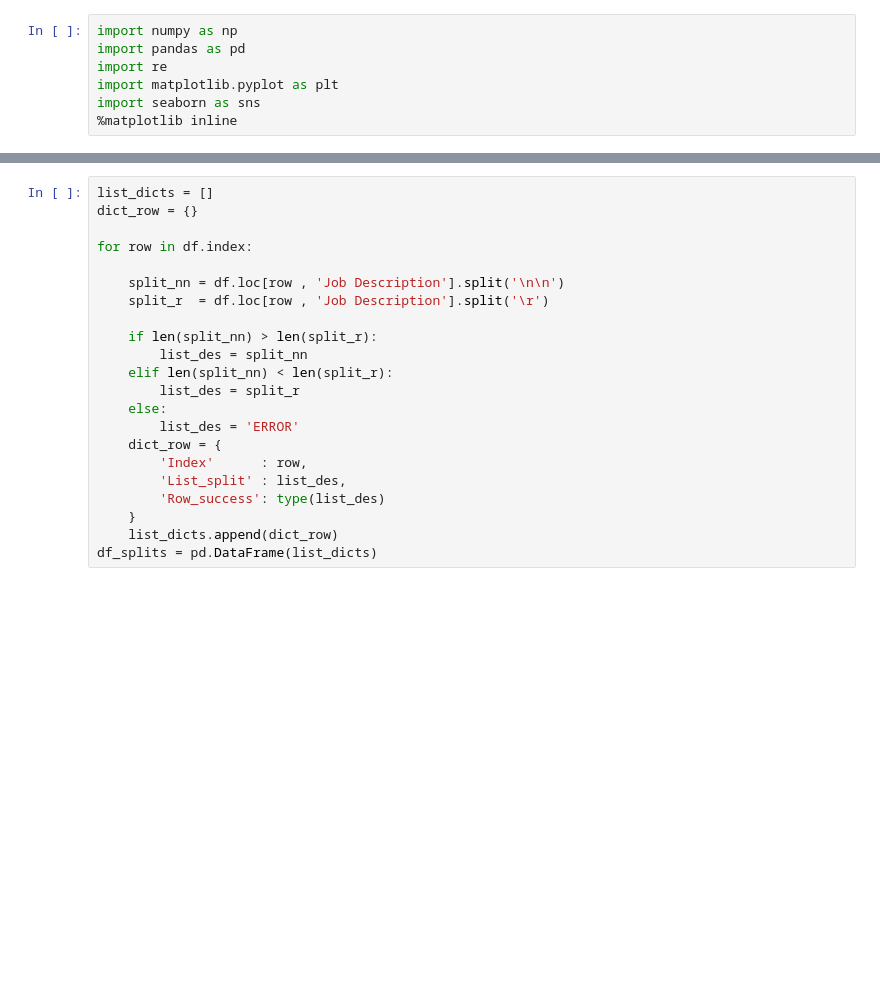
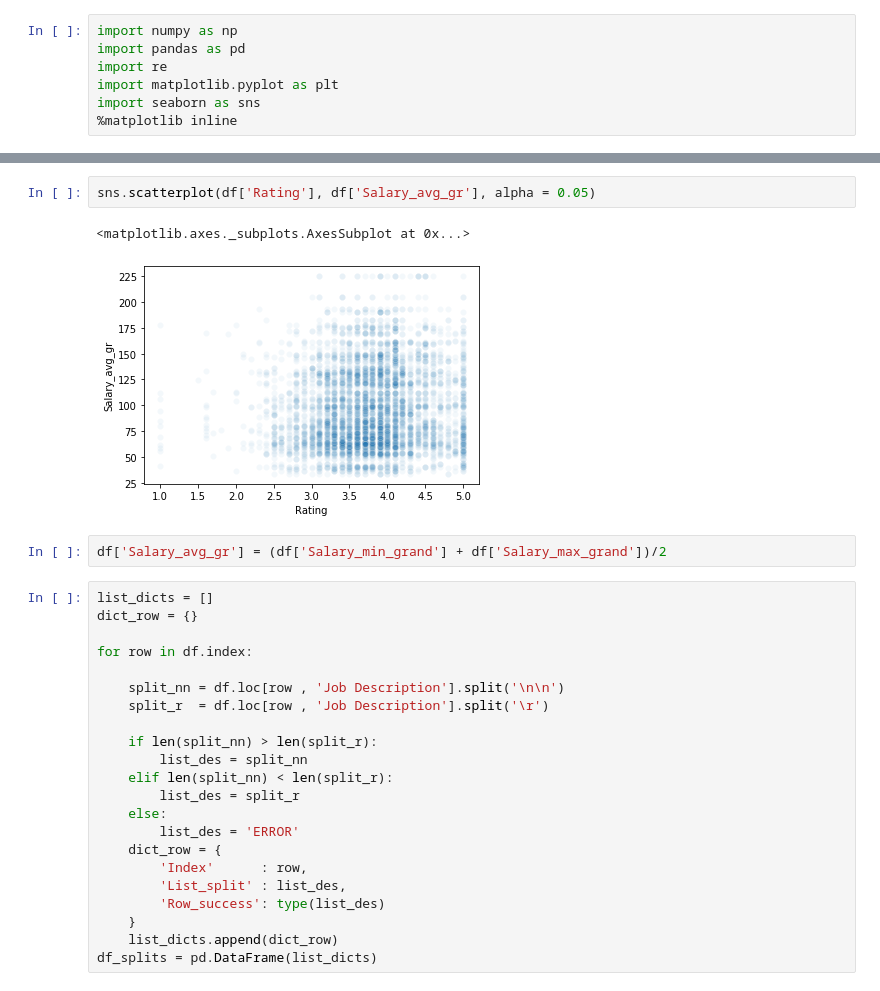
Before and after one commit to TerraJRiley/What-do-companies-want-from-their-data-scientists-, a Jupyter notebook: NLP_EDA.ipynb, the cells around one changed output, grey strips where cells are left out. Saved outputs shown, nothing was run; the diff lists cells and outputs as text; blank space fills up the shorter version.

```diff
--- a/NLP_EDA.ipynb
+++ b/NLP_EDA.ipynb
@@ -23,3 +26,10 @@ df.head()
+# %%
+sns.scatterplot(df['Rating'], df['Salary_avg_gr'], alpha = 0.05)
+# %% [output]
+<matplotlib.axes._subplots.AxesSubplot at 0x...>
+[figure, added]
+# %%
+df['Salary_avg_gr'] = (df['Salary_min_grand'] + df['Salary_max_grand'])/2
 # %%
 list_dicts = []
 dict_row = {}
```
Also changed, not shown: parts of 3 cells of this notebook, 3 other files.
